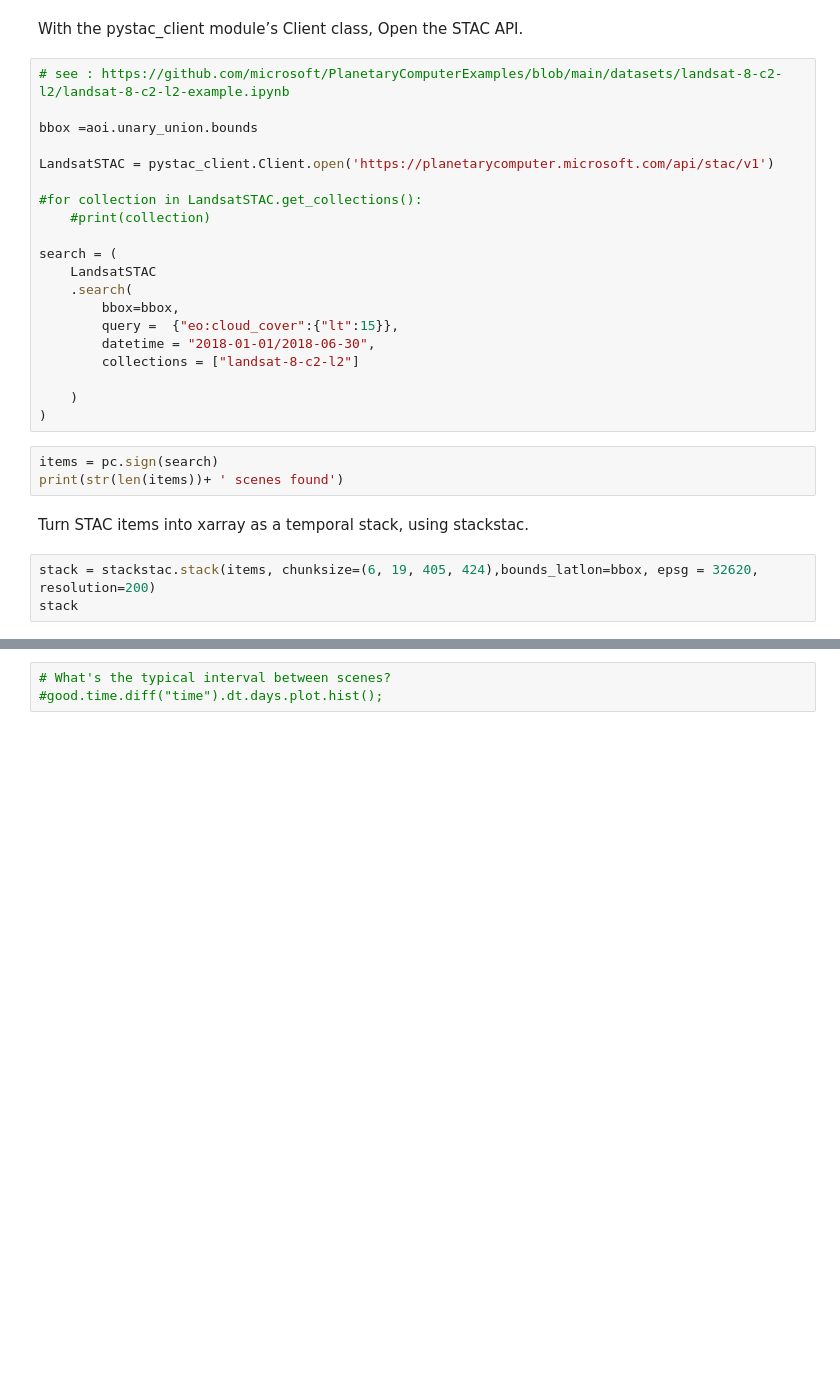
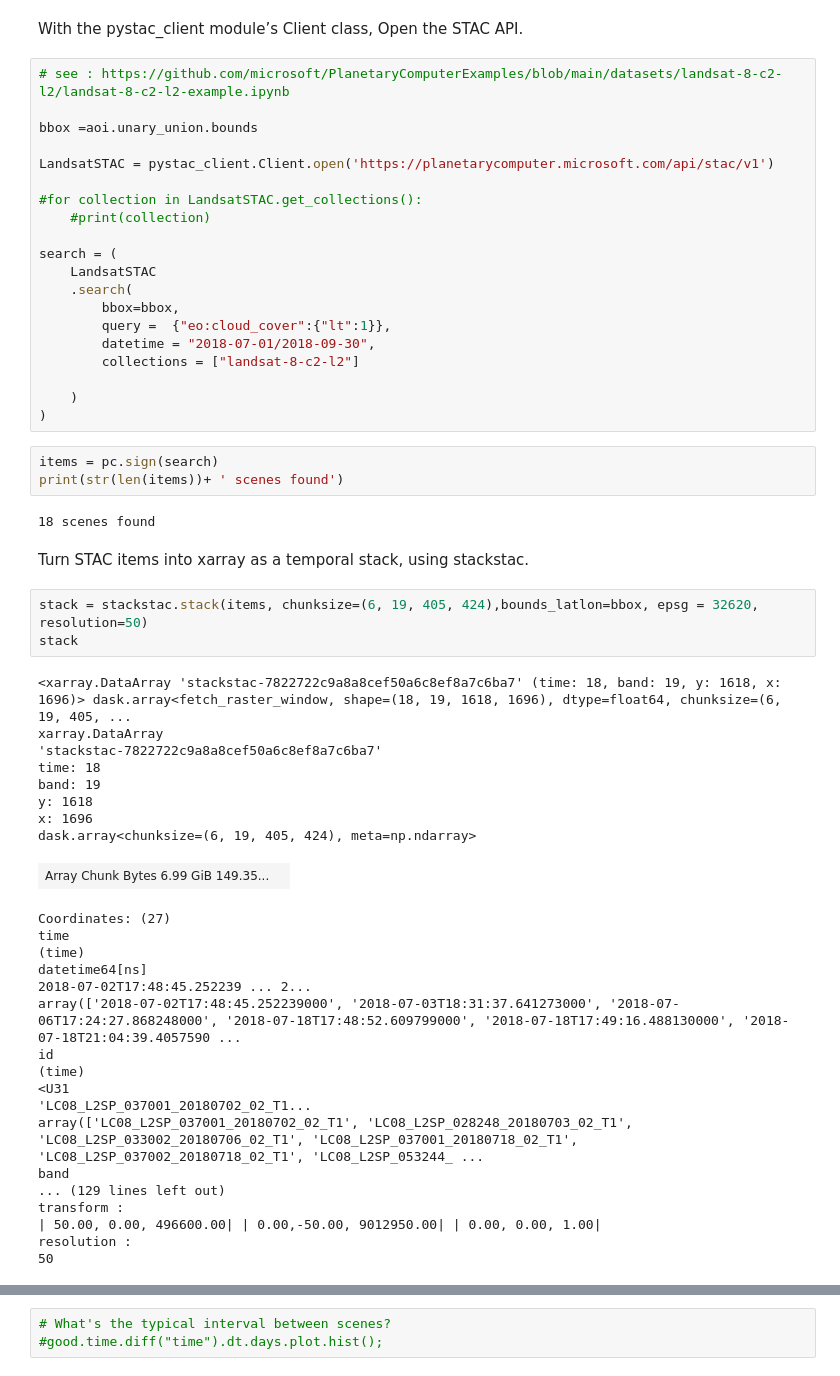
Before and after one commit to jbbarre/EarthGIF, a Jupyter notebook: earthgif_landsat.ipynb, the cells around one changed output, grey strips where cells are left out. Cells and saved outputs as stored; diff of their text form; blank space fills up the shorter version.

```diff
--- a/earthgif_landsat.ipynb
+++ b/earthgif_landsat.ipynb
@@ -94,8 +111,8 @@ search = (
     LandsatSTAC
     .search(
         bbox=bbox,
-        query =  {"eo:cloud_cover":{"lt":15}},
-        datetime = "2018-01-01/2018-06-30",
+        query =  {"eo:cloud_cover":{"lt":1}},
+        datetime = "2018-07-01/2018-09-30",
         collections = ["landsat-8-c2-l2"]
 
     )
@@ -103,11 +120,40 @@ search = (
 # %%
 items = pc.sign(search)
 print(str(len(items))+ ' scenes found')
+# %% [output]
+18 scenes found
 # %% [markdown]
 Turn STAC items into xarray as a temporal stack, using stackstac.
 # %%
-stack = stackstac.stack(items, chunksize=(6, 19, 405, 424),bounds_latlon=bbox, epsg = 32620, resolution=200)
+stack = stackstac.stack(items, chunksize=(6, 19, 405, 424),bounds_latlon=bbox, epsg = 32620, resolution=50)
 stack
+# %% [output]
+<xarray.DataArray 'stackstac-7822722c9a8a8cef50a6c8ef8a7c6ba7' (time: 18, band: 19, y: 1618, x: 1696)> dask.array<fetch_raster_window, shape=(18, 19, 1618, 1696), dtype=float64, chunksize=(6, 19, 405, ...
+xarray.DataArray
+'stackstac-7822722c9a8a8cef50a6c8ef8a7c6ba7'
+time: 18
+band: 19
+y: 1618
+x: 1696
+dask.array<chunksize=(6, 19, 405, 424), meta=np.ndarray>
+| Array Chunk Bytes 6.99 GiB 149.35... |  |
+Coordinates: (27)
+time
+(time)
+datetime64[ns]
+2018-07-02T17:48:45.252239 ... 2...
+array(['2018-07-02T17:48:45.252239000', '2018-07-03T18:31:37.641273000', '2018-07-06T17:24:27.868248000', '2018-07-18T17:48:52.609799000', '2018-07-18T17:49:16.488130000', '2018-07-18T21:04:39.4057590 ...
+id
+(time)
+<U31
+'LC08_L2SP_037001_20180702_02_T1...
+array(['LC08_L2SP_037001_20180702_02_T1', 'LC08_L2SP_028248_20180703_02_T1', 'LC08_L2SP_033002_20180706_02_T1', 'LC08_L2SP_037001_20180718_02_T1', 'LC08_L2SP_037002_20180718_02_T1', 'LC08_L2SP_053244_ ...
+band
+... (129 lines left out)
+transform :
+| 50.00, 0.00, 496600.00| | 0.00,-50.00, 9012950.00| | 0.00, 0.00, 1.00|
+resolution :
+50
 # %%
 # use common_name for bands
 stack = stack.assign_coords(band=stack.common_name.fillna(stack.band).rename("band"))
```
Also changed, not shown: parts of 20 cells of this notebook, 11 other files.
